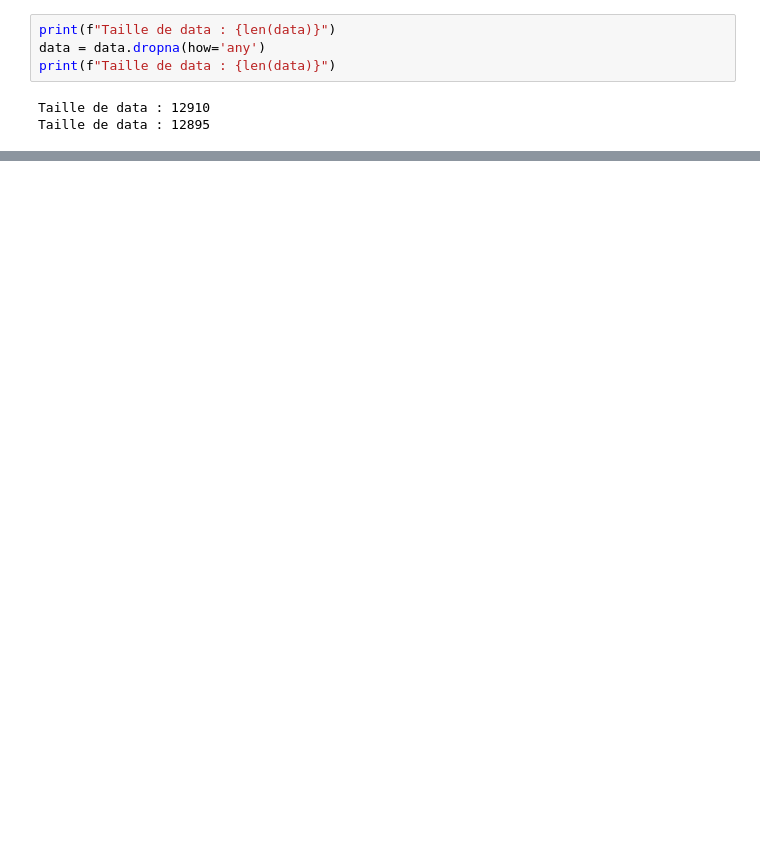
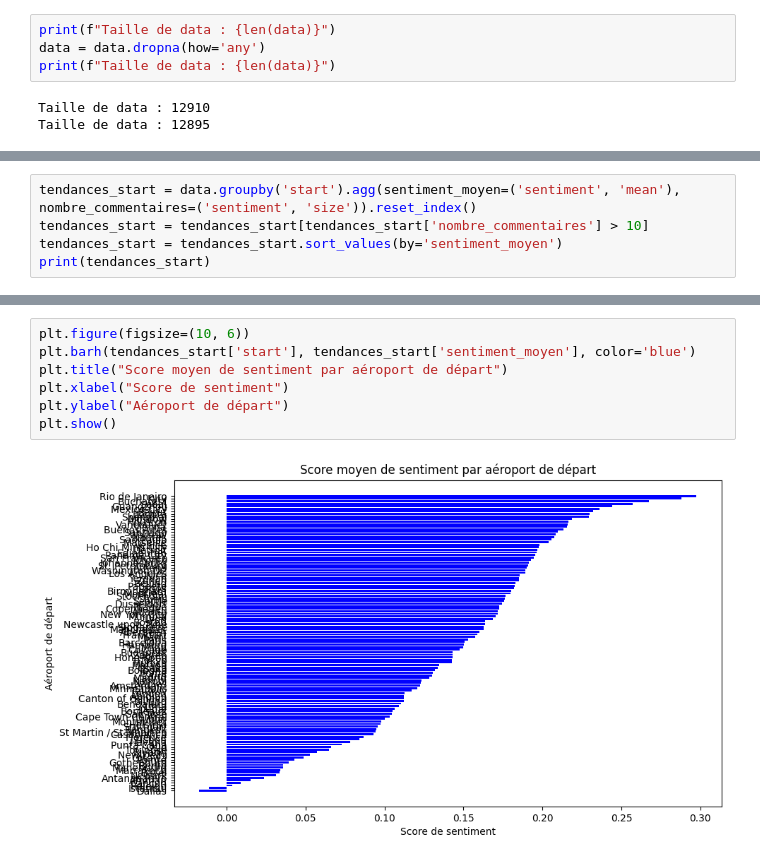
Before and after one commit to KV2TS/webscrapping, a Jupyter notebook: nlp.ipynb, the cells around one changed output, grey strips where cells are left out. Saved outputs shown, nothing was run; the diff lists cells and outputs as text; blank space fills up the shorter version.

```diff
--- a/nlp.ipynb
+++ b/nlp.ipynb
@@ -46,0 +89,5 @@ memory usage: 504.4+ KB
+# %%
+tendances_start = data.groupby('start').agg(sentiment_moyen=('sentiment', 'mean'), nombre_commentaires=('sentiment', 'size')).reset_index()
+tendances_start = tendances_start[tendances_start['nombre_commentaires'] > 10]
+tendances_start = tendances_start.sort_values(by='sentiment_moyen')
+print(tendances_start)
@@ -46,0 +140,9 @@ memory usage: 504.4+ KB
+# %%
+plt.figure(figsize=(10, 6))
+plt.barh(tendances_start['start'], tendances_start['sentiment_moyen'], color='blue')
+plt.title("Score moyen de sentiment par aéroport de départ")
+plt.xlabel("Score de sentiment")
+plt.ylabel("Aéroport de départ")
+plt.show()
+# %% [output]
+[figure, added]
```
Also changed, not shown: parts of 12 cells of this notebook.
